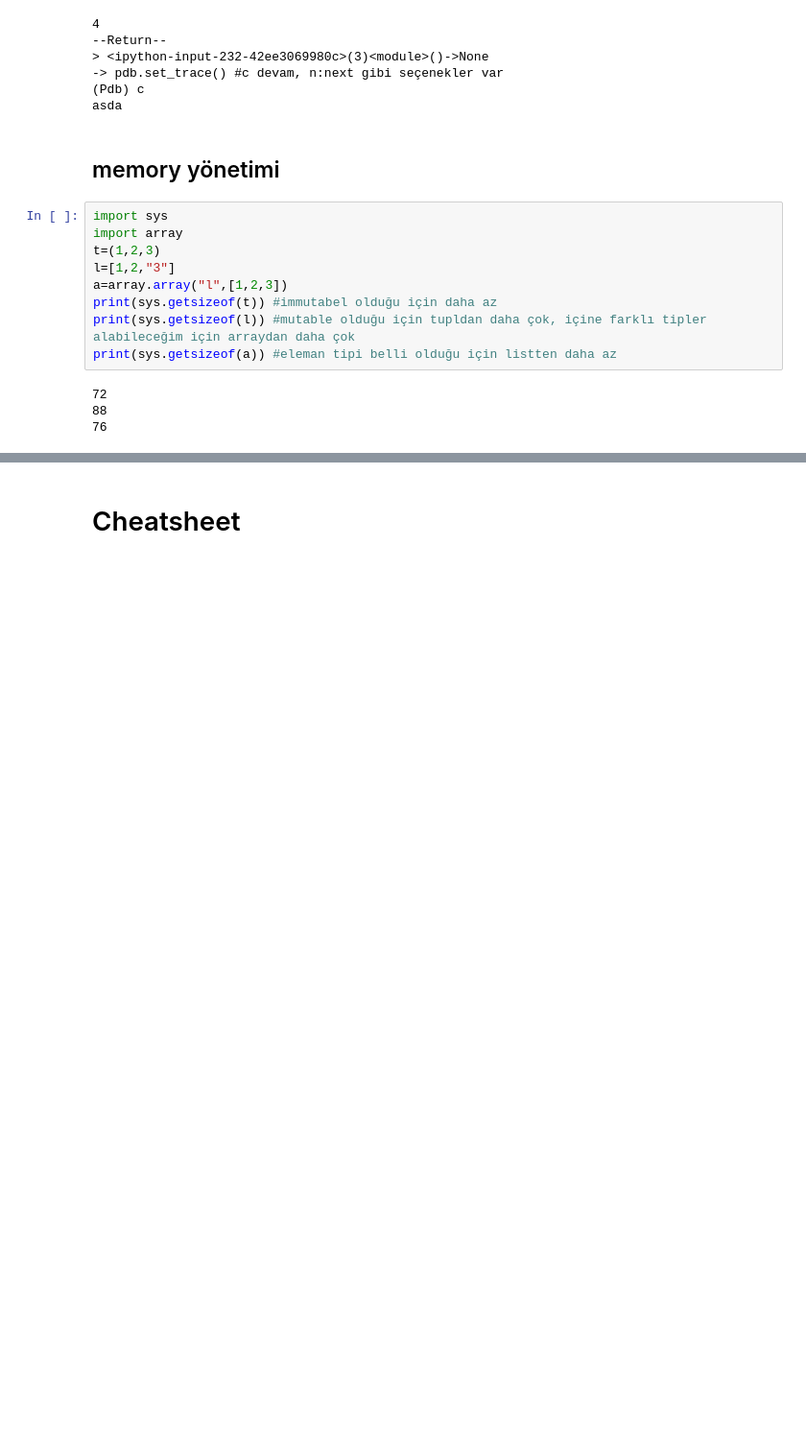
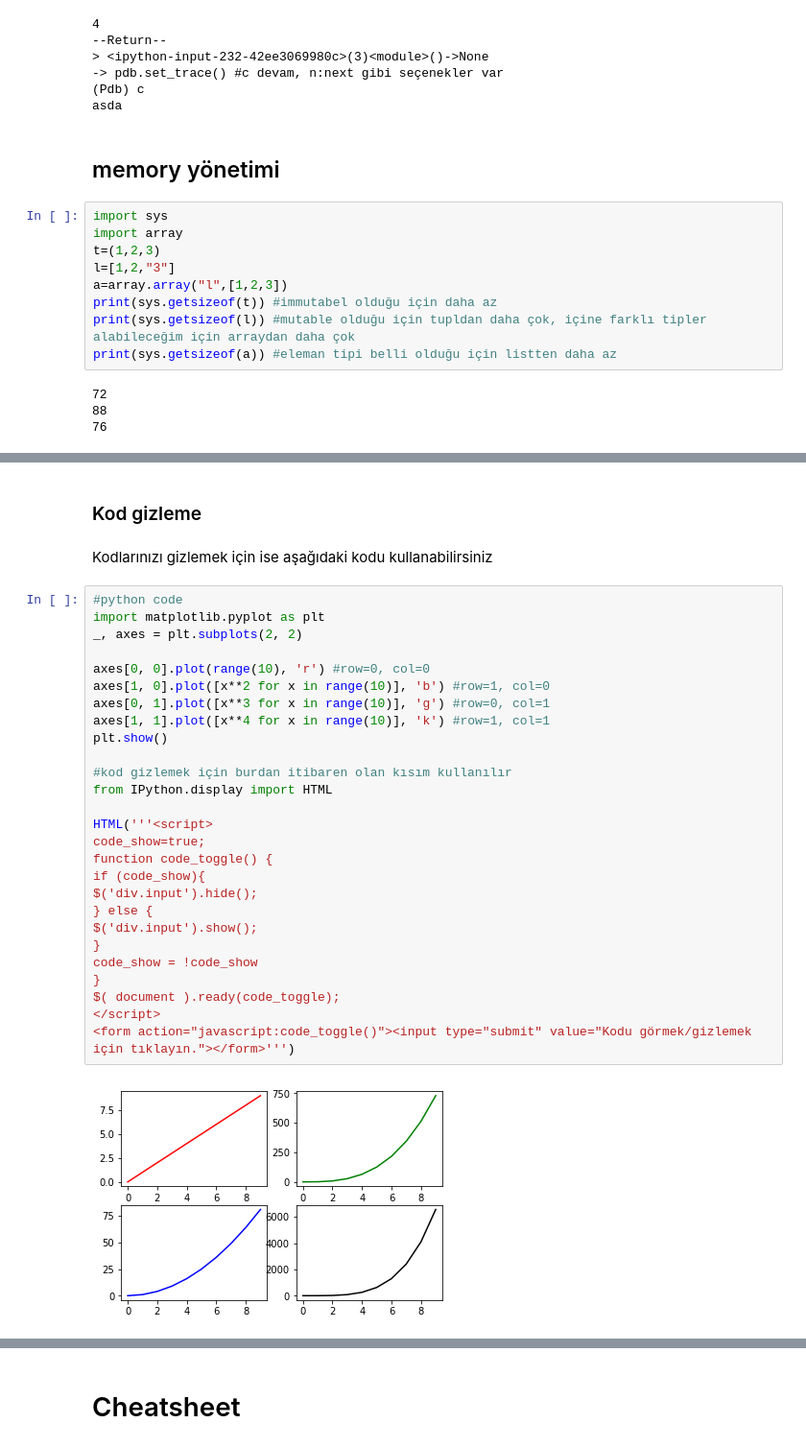
Before and after one commit to VolkiTheDreamer/PythonRocks, a Jupyter notebook: Python Genel.ipynb, the cells around one changed output, grey strips where cells are left out. Shown at 96% size. Drawn from its saved outputs; the diff is of its cells as text; blank space fills up the shorter version.

```diff
--- a/Python Genel.ipynb
+++ b/Python Genel.ipynb
@@ -1604,0 +1617,33 @@ print(sys.getsizeof(a)) #eleman tipi belli olduğu için listten daha az
+# %% [markdown]
+### Kod gizleme
+# %% [markdown]
+Kodlarınızı gizlemek için ise aşağıdaki kodu kullanabilirsiniz
+# %%
+#python code
+import matplotlib.pyplot as plt
+_, axes = plt.subplots(2, 2)
+
+axes[0, 0].plot(range(10), 'r') #row=0, col=0
+axes[1, 0].plot([x**2 for x in range(10)], 'b') #row=1, col=0
+axes[0, 1].plot([x**3 for x in range(10)], 'g') #row=0, col=1
+axes[1, 1].plot([x**4 for x in range(10)], 'k') #row=1, col=1
+plt.show()
+
+#kod gizlemek için burdan itibaren olan kısım kullanılır
+from IPython.display import HTML
+
+HTML('''<script>
+code_show=true;
+function code_toggle() {
+if (code_show){
+$('div.input').hide();
+} else {
+$('div.input').show();
+}
+code_show = !code_show
+}
+$( document ).ready(code_toggle);
+</script>
+<form action="javascript:code_toggle()"><input type="submit" value="Kodu görmek/gizlemek için tıklayın."></form>''')
+# %% [output]
+[figure, added]
```
Also changed, not shown: parts of 5 cells of this notebook.
